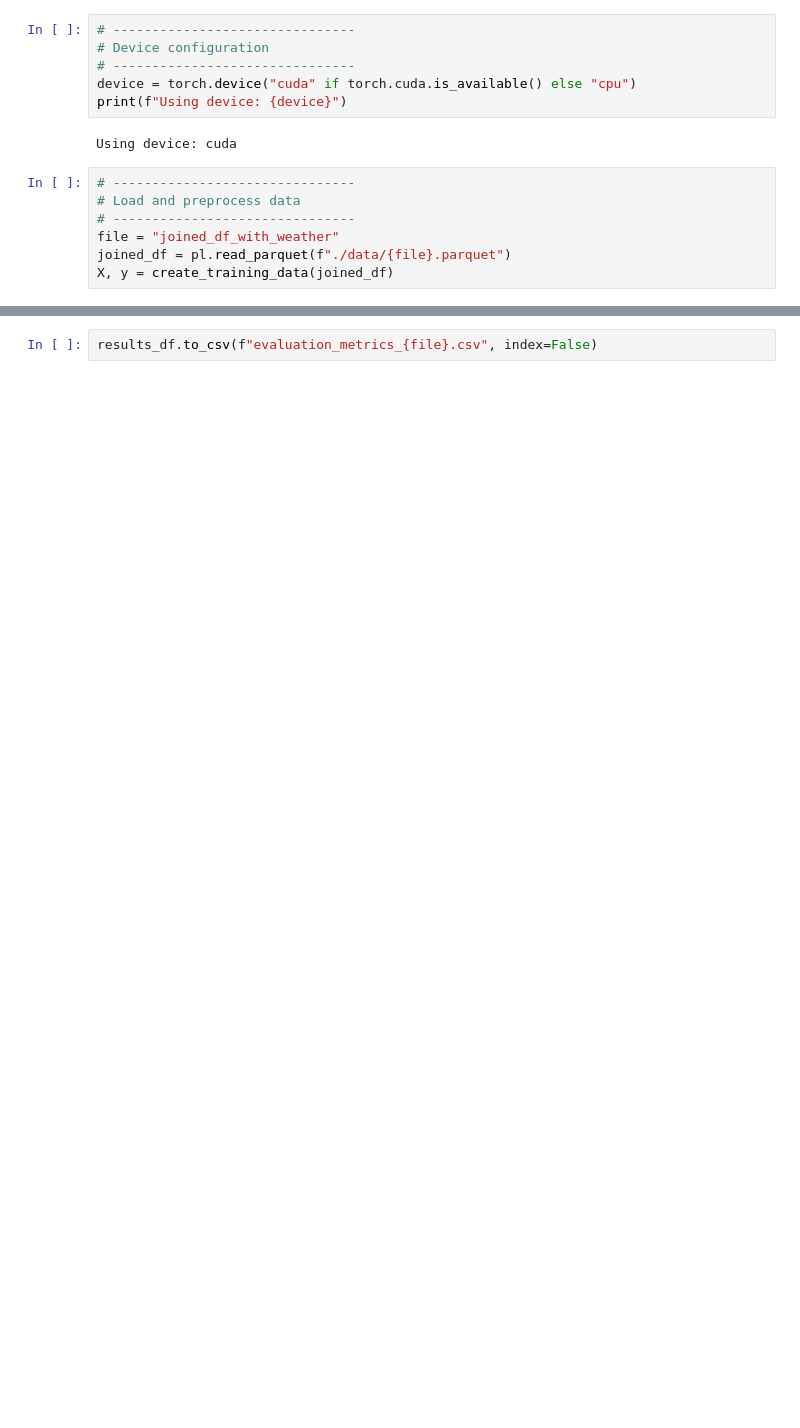
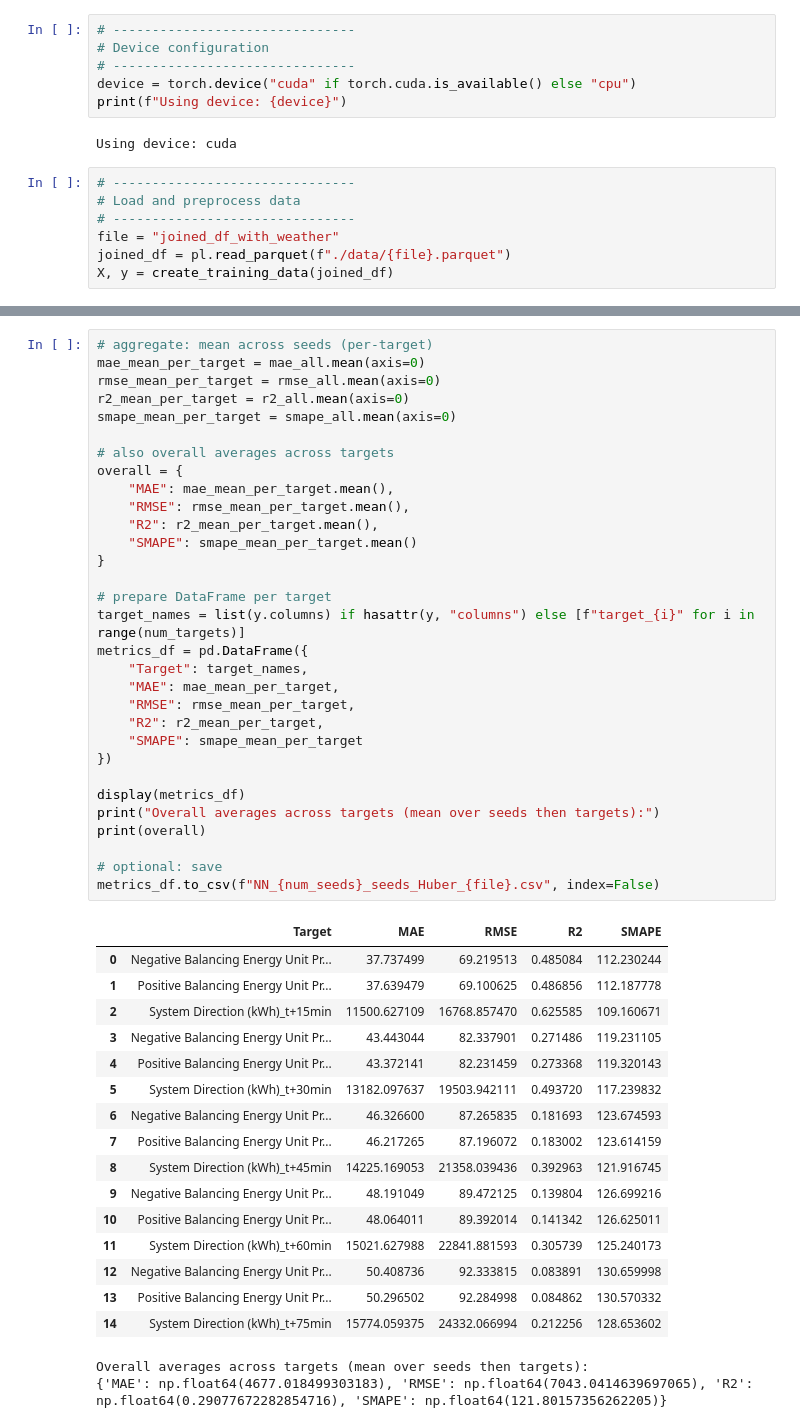
Before and after one commit to nbozsi/project_lab2, a Jupyter notebook: runner.ipynb, the cells around one changed output, grey strips where cells are left out. Saved outputs shown, nothing was run; the diff lists cells and outputs as text; blank space fills up the shorter version.

```diff
--- a/runner.ipynb
+++ b/runner.ipynb
@@ -257,2 +203,50 @@ Target 15: MAE=15580.3223, RMSE=24042.4545, R2=0.2310
 # %%
-results_df.to_csv(f"evaluation_metrics_{file}.csv", index=False)
+# aggregate: mean across seeds (per-target)
+mae_mean_per_target = mae_all.mean(axis=0)
+rmse_mean_per_target = rmse_all.mean(axis=0)
+r2_mean_per_target = r2_all.mean(axis=0)
+smape_mean_per_target = smape_all.mean(axis=0)
+
+# also overall averages across targets
+overall = {
+    "MAE": mae_mean_per_target.mean(),
+    "RMSE": rmse_mean_per_target.mean(),
+    "R2": r2_mean_per_target.mean(),
+    "SMAPE": smape_mean_per_target.mean()
+}
+
+# prepare DataFrame per target
+target_names = list(y.columns) if hasattr(y, "columns") else [f"target_{i}" for i in range(num_targets)]
+metrics_df = pd.DataFrame({
+    "Target": target_names,
+    "MAE": mae_mean_per_target,
+    "RMSE": rmse_mean_per_target,
+    "R2": r2_mean_per_target,
+    "SMAPE": smape_mean_per_target
+})
+
+display(metrics_df)
+print("Overall averages across targets (mean over seeds then targets):")
+print(overall)
+
+# optional: save
+metrics_df.to_csv(f"NN_{num_seeds}_seeds_Huber_{file}.csv", index=False)
+# %% [output]
+|  | Target | MAE | RMSE | R2 | SMAPE |
+| 0 | Negative Balancing Energy Unit Pr... | 37.737499 | 69.219513 | 0.485084 | 112.230244 |
+| 1 | Positive Balancing Energy Unit Pr... | 37.639479 | 69.100625 | 0.486856 | 112.187778 |
+| 2 | System Direction (kWh)_t+15min | 11500.627109 | 16768.857470 | 0.625585 | 109.160671 |
+| 3 | Negative Balancing Energy Unit Pr... | 43.443044 | 82.337901 | 0.271486 | 119.231105 |
+| 4 | Positive Balancing Energy Unit Pr... | 43.372141 | 82.231459 | 0.273368 | 119.320143 |
+| 5 | System Direction (kWh)_t+30min | 13182.097637 | 19503.942111 | 0.493720 | 117.239832 |
+| 6 | Negative Balancing Energy Unit Pr... | 46.326600 | 87.265835 | 0.181693 | 123.674593 |
+| 7 | Positive Balancing Energy Unit Pr... | 46.217265 | 87.196072 | 0.183002 | 123.614159 |
+| 8 | System Direction (kWh)_t+45min | 14225.169053 | 21358.039436 | 0.392963 | 121.916745 |
+| 9 | Negative Balancing Energy Unit Pr... | 48.191049 | 89.472125 | 0.139804 | 126.699216 |
+| 10 | Positive Balancing Energy Unit Pr... | 48.064011 | 89.392014 | 0.141342 | 126.625011 |
+| 11 | System Direction (kWh)_t+60min | 15021.627988 | 22841.881593 | 0.305739 | 125.240173 |
+| 12 | Negative Balancing Energy Unit Pr... | 50.408736 | 92.333815 | 0.083891 | 130.659998 |
+| 13 | Positive Balancing Energy Unit Pr... | 50.296502 | 92.284998 | 0.084862 | 130.570332 |
+| 14 | System Direction (kWh)_t+75min | 15774.059375 | 24332.066994 | 0.212256 | 128.653602 |
+Overall averages across targets (mean over seeds then targets):
+{'MAE': np.float64(4677.018499303183), 'RMSE': np.float64(7043.0414639697065), 'R2': np.float64(0.29077672282854716), 'SMAPE': np.float64(121.80157356262205)}
```
Also changed, not shown: parts of 4 cells of this notebook, 8 other files.
